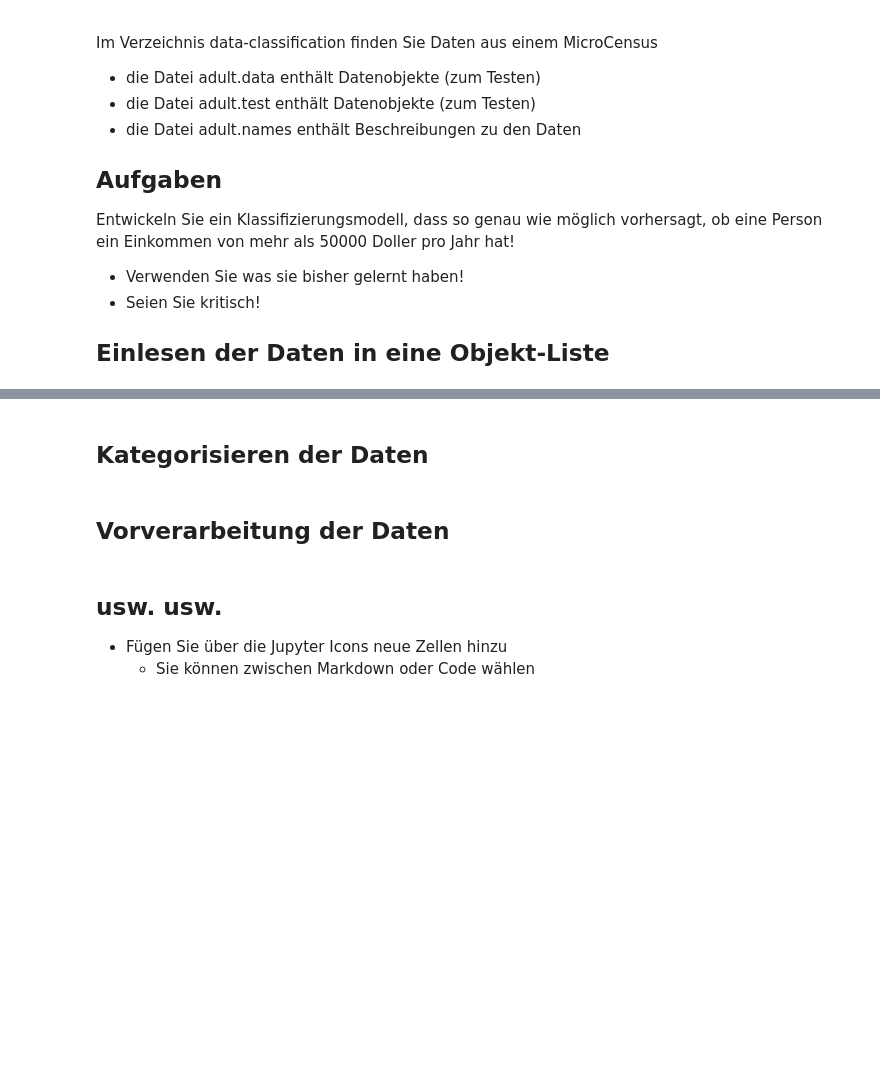
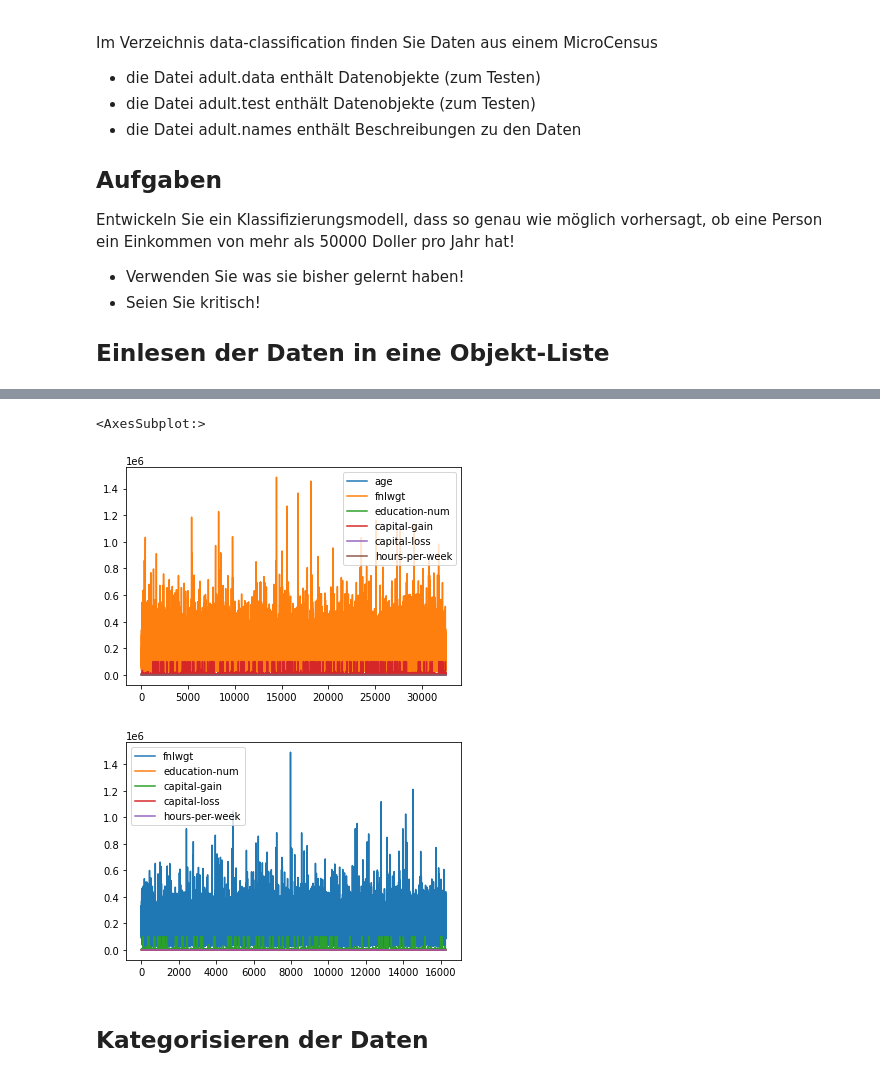
Before and after one commit to S3cr3tL0v3r/MidTerm, a Jupyter notebook: 069-Aufgaben.md.ipynb, the cells around one changed output, grey strips where cells are left out. Saved outputs shown, nothing was run; the diff lists cells and outputs as text; code cells hidden in the pictures; blank space fills up the shorter version.

```diff
--- a/069-Aufgaben.md.ipynb
+++ b/069-Aufgaben.md.ipynb
@@ -82,9 +104,9 @@ df.head()
+# %%
+df.plot()
+tf.plot()
+# %% [output]
+<AxesSubplot:>
+[figure, added]
+[figure, added]
 # %% [markdown]
 ## Kategorisieren der Daten
-# %% [markdown]
-## Vorverarbeitung der Daten
-# %% [markdown]
-## usw. usw.
-
-* Fügen Sie über die Jupyter Icons neue Zellen hinzu
-    * Sie können zwischen Markdown oder Code wählen
```
Also changed, not shown: parts of 7 cells of this notebook.
